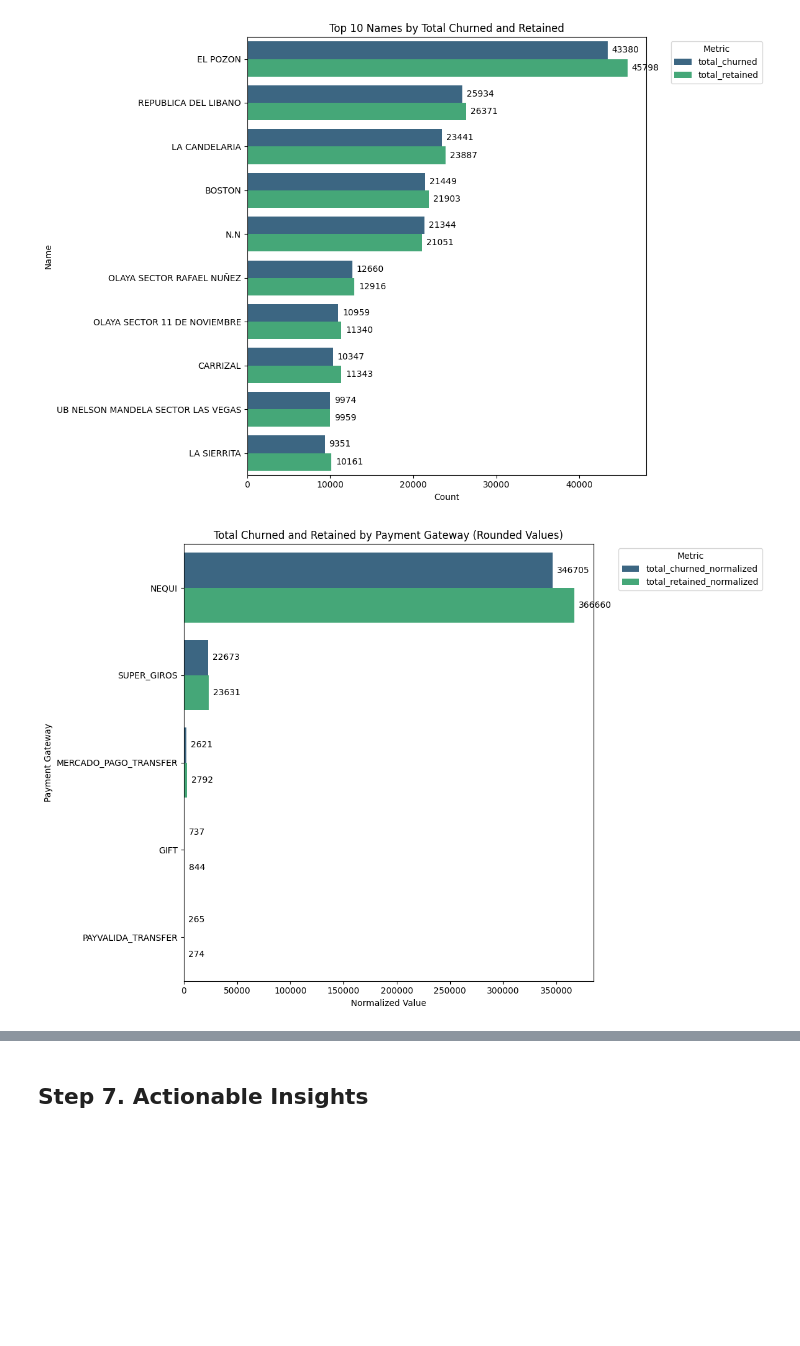
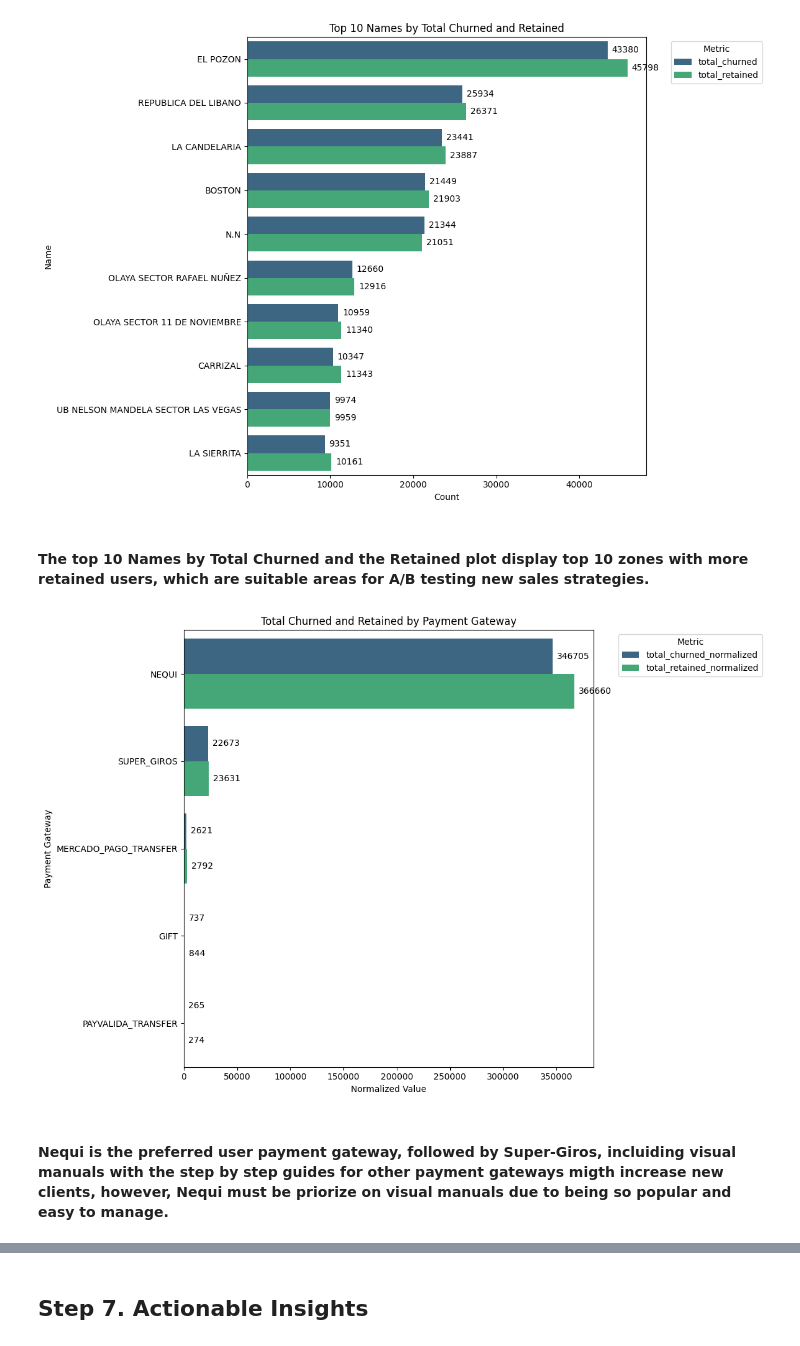
Before and after one commit to mcabas/job_search_tests, a Jupyter notebook: Fibrazo/EDA_fibrazo.ipynb, the cells around one changed output, grey strips where cells are left out. Saved outputs shown, nothing was run; the diff lists cells and outputs as text; code cells hidden in the pictures; blank space fills up the shorter version.

```diff
--- a/Fibrazo/EDA_fibrazo.ipynb
+++ b/Fibrazo/EDA_fibrazo.ipynb
@@ -1356,56 +1345,53 @@ plt.tight_layout()
 plt.show()
 # %% [output]
 [figure]
+# %% [markdown]
+#### The top 10 Names by Total Churned and the Retained plot display top 10 zones with more retained users, which are suitable areas for A/B testing new sales strategies.
 # %%
-# Group by payment_gateway and sum total_churned_normalized and total_retained_normalized
+# Total Churned and Retained by Payment Gateway
+
 df_payment_summary = df_final_norm.groupby("payment_gateway").agg(
-    total_churned_normalized=("total_churned_normalized", lambda x: round(x.sum())),  # Round to nearest integer
-    total_retained_normalized=("total_retained_normalized", lambda x: round(x.sum()))  # Round to nearest integer
+    total_churned_normalized=("total_churned_normalized", lambda x: round(x.sum())),
+    total_retained_normalized=("total_retained_normalized", lambda x: round(x.sum()))
 ).reset_index()
 
-# Sort the DataFrame by total_churned_normalized in descending order
 df_payment_summary = df_payment_summary.sort_values("total_churned_normalized", ascending=False)
 
-# Melt the DataFrame to long format for Seaborn
 df_payment_melted = df_payment_summary.melt(
     id_vars=["payment_gateway"],
     value_vars=["total_churned_normalized", "total_retained_normalized"],
     var_name="metric",
     value_name="value"
 )
 
-# Create a horizontal grouped bar plot
-plt.figure(figsize=(12, 8))  # Adjust figure size
+plt.figure(figsize=(12, 8))
 ax = sns.barplot(
     data=df_payment_melted,
-    y="payment_gateway",  # Swap x and y for horizontal bars
+    y="payment_gateway",
     x="value",
-    hue="metric",  # Differentiate between total_churned_normalized and total_retained_normalized
-    palette="viridis"  # Use a beautiful color palette
+    hue="metric",
+    palette="viridis"
 )
 
-# Add column values (total_churned_normalized and total_retained_normalized) at the end of each bar
 for p in ax.patches:
     ax.annotate(
-        f"{int(p.get_width())}",  # Format as integer
-        (p.get_width(), p.get_y() + p.get_height() / 2.),  # Position of the annotation
-        ha='left',  # Horizontal alignment
-        va='center',  # Vertical alignment
-        xytext=(5, 0),  # Offset from the bar
+        f"{int(p.get_width())}",
+        (p.get_width(), p.get_y() + p.get_height() / 2.),
+        ha='left',
+        va='center',
+        xytext=(5, 0),
         textcoords='offset points'
     )
 
-# Add labels and title
 plt.ylabel("Payment Gateway")
 plt.xlabel("Normalized Value")
-plt.title("Total Churned and Retained by Payment Gateway (Rounded Values)")
-
-# Move the legend outside the plot
+plt.title("Total Churned and Retained by Payment Gateway")
 plt.legend(title="Metric", bbox_to_anchor=(1.05, 1), loc='upper left')
 
-# Show plot
 plt.tight_layout()
 plt.show()
 # %% [output]
-[figure, old version]
+[figure, new version]
+# %% [markdown]
+#### Nequi is the preferred user payment gateway, followed by Super-Giros, incluiding visual manuals with the step by step guides for other payment gateways migth increase new clients, however, Nequi must be priorize on visual manuals due to being so popular and easy to manage.
 # %%
```
Also changed, not shown: parts of 11 cells of this notebook.
